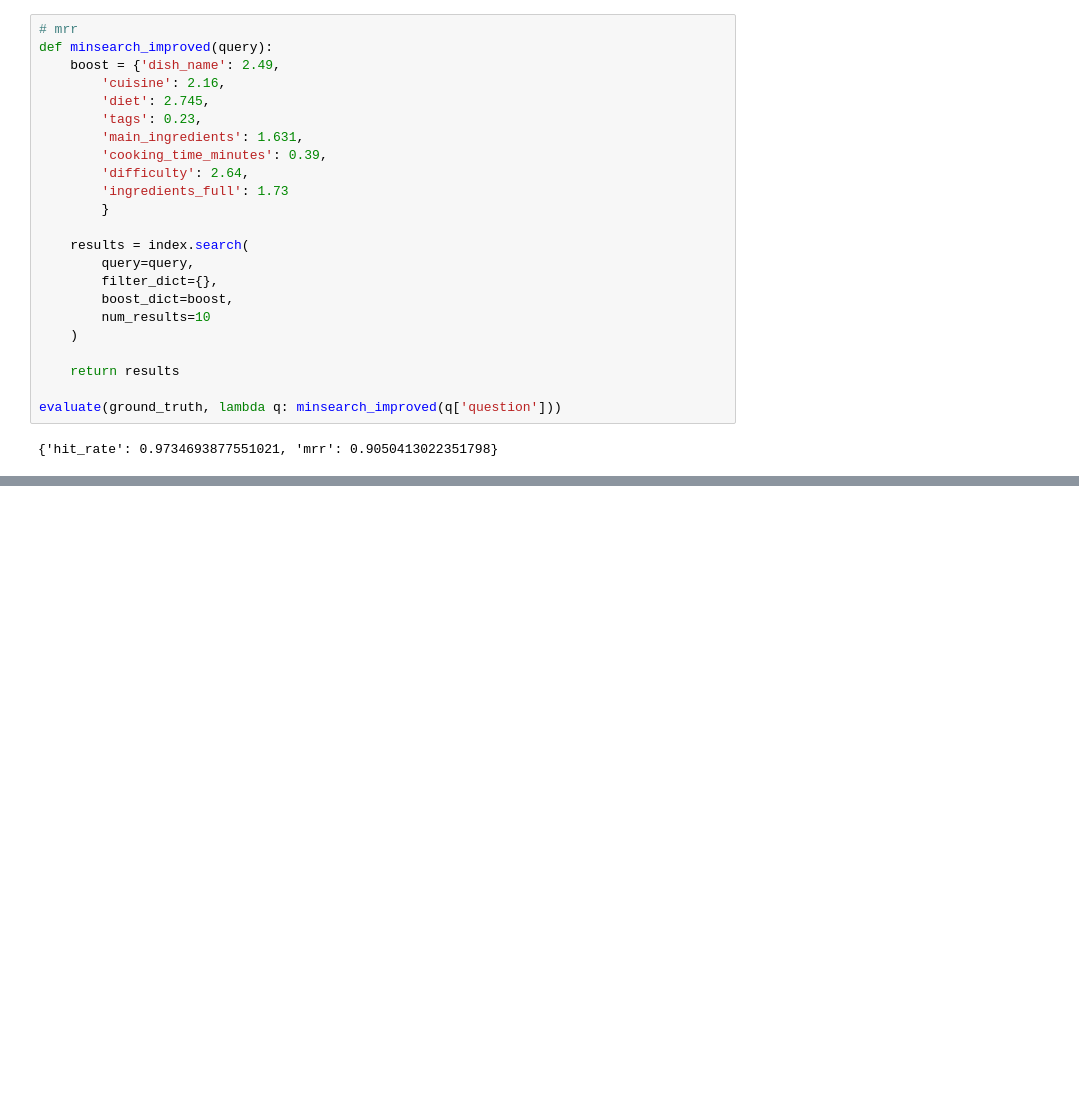
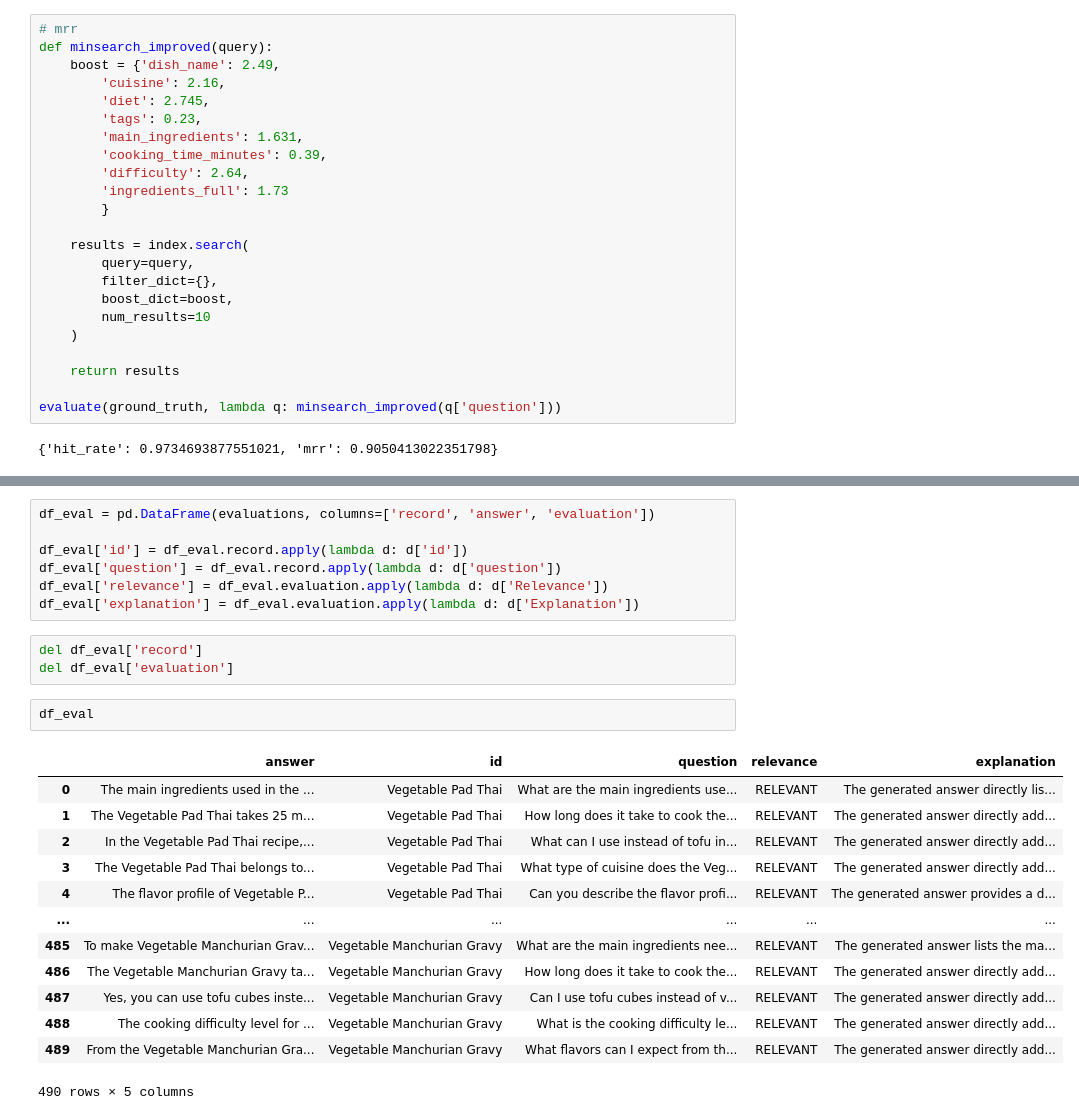
Before and after one commit to eadka/fridgechef, a Jupyter notebook: notebooks/rag-test.ipynb, the cells around one changed output, grey strips where cells are left out. Saved outputs shown, nothing was run; the diff lists cells and outputs as text; blank space fills up the shorter version.

Commit message:
RAG Evaluation

```diff
--- a/notebooks/rag-test.ipynb
+++ b/notebooks/rag-test.ipynb
@@ -404,0 +510,26 @@ evaluate(ground_truth, lambda q: minsearch_improved(q['question']))
+# %%
+df_eval = pd.DataFrame(evaluations, columns=['record', 'answer', 'evaluation'])
+
+df_eval['id'] = df_eval.record.apply(lambda d: d['id'])
+df_eval['question'] = df_eval.record.apply(lambda d: d['question'])
+df_eval['relevance'] = df_eval.evaluation.apply(lambda d: d['Relevance'])
+df_eval['explanation'] = df_eval.evaluation.apply(lambda d: d['Explanation'])
+# %%
+del df_eval['record']
+del df_eval['evaluation']
+# %%
+df_eval
+# %% [output]
+|  | answer | id | question | relevance | explanation |
+| 0 | The main ingredients used in the ... | Vegetable Pad Thai | What are the main ingredients use... | RELEVANT | The generated answer directly lis... |
+| 1 | The Vegetable Pad Thai takes 25 m... | Vegetable Pad Thai | How long does it take to cook the... | RELEVANT | The generated answer directly add... |
+| 2 | In the Vegetable Pad Thai recipe,... | Vegetable Pad Thai | What can I use instead of tofu in... | RELEVANT | The generated answer directly add... |
+| 3 | The Vegetable Pad Thai belongs to... | Vegetable Pad Thai | What type of cuisine does the Veg... | RELEVANT | The generated answer directly add... |
+| 4 | The flavor profile of Vegetable P... | Vegetable Pad Thai | Can you describe the flavor profi... | RELEVANT | The generated answer provides a d... |
+| ... | ... | ... | ... | ... | ... |
+| 485 | To make Vegetable Manchurian Grav... | Vegetable Manchurian Gravy | What are the main ingredients nee... | RELEVANT | The generated answer lists the ma... |
+| 486 | The Vegetable Manchurian Gravy ta... | Vegetable Manchurian Gravy | How long does it take to cook the... | RELEVANT | The generated answer directly add... |
+| 487 | Yes, you can use tofu cubes inste... | Vegetable Manchurian Gravy | Can I use tofu cubes instead of v... | RELEVANT | The generated answer directly add... |
+| 488 | The cooking difficulty level for ... | Vegetable Manchurian Gravy | What is the cooking difficulty le... | RELEVANT | The generated answer directly add... |
+| 489 | From the Vegetable Manchurian Gra... | Vegetable Manchurian Gravy | What flavors can I expect from th... | RELEVANT | The generated answer directly add... |
+490 rows × 5 columns
```
Also changed, not shown: parts of 23 cells of this notebook, 3 other files.
